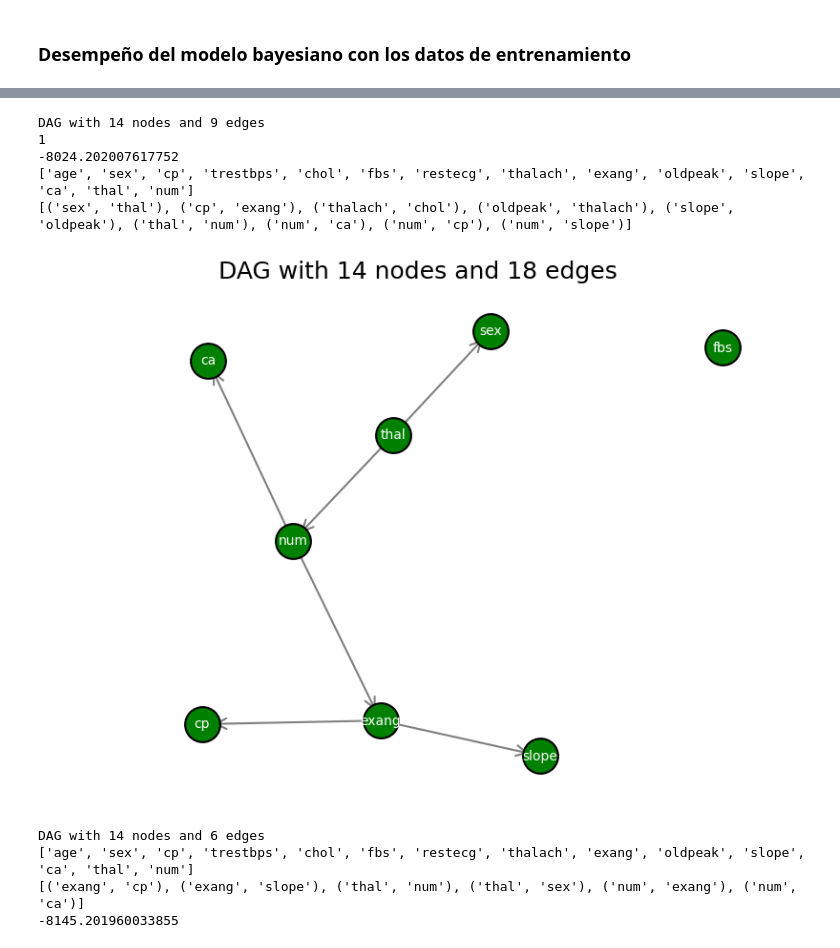
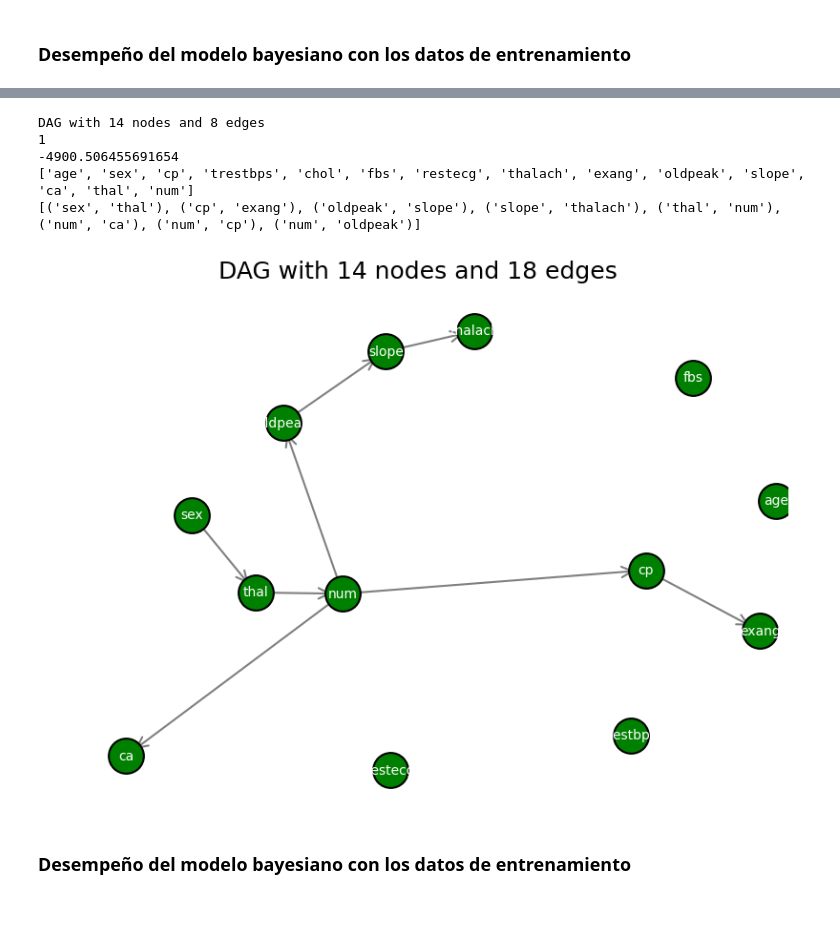
Before and after one commit to juancbello/Proyecto2, a Jupyter notebook: Proyecto 2 - Analítica Computacional - Soportes.ipynb, the cells around one changed output, grey strips where cells are left out. Saved outputs shown, nothing was run; the diff lists cells and outputs as text; code cells hidden in the pictures; blank space fills up the shorter version.

```diff
--- a/Proyecto 2 - Analítica Computacional - Soportes.ipynb
+++ b/Proyecto 2 - Analítica Computacional - Soportes.ipynb
@@ -275,14 +296,40 @@ DAG with 14 nodes and 9 edges
 # encontrar el mejor modelo que tenga el mejor score de K2
 best_model = None
 best_score = float('inf')
-black_list = [ ['thal', 'sex'], ['age', 'sex'], ['sex', 'age'] ]
-black_list = [tuple(edge) for edge in black_list]
+black_list = (
+        tuple(['age', 'sex']),
+        tuple(['cp', 'sex']),
+        tuple(['trestbps', 'sex']),
+        tuple(['chol', 'sex']),
+        tuple(['fbs', 'sex']),
+        tuple(['restecg', 'sex']),
+        tuple(['thalach', 'sex']),
+        tuple(['exang', 'sex']),
+        tuple(['oldpeak', 'sex']),
+        tuple(['slope', 'sex']),
+        tuple(['ca', 'sex']),
+        tuple(['thal', 'sex']),
+        tuple(['num', 'sex']),
+        tuple(['sex', 'age']),
+        tuple(['cp', 'age']),
+        tuple(['trestbps', 'age']),
+        tuple(['chol', 'age']),
+        tuple(['fbs', 'age']),
+        tuple(['restecg', 'age']),
+        tuple(['thalach', 'age']),
+        tuple(['exang', 'age']),
+        tuple(['oldpeak', 'age']),
+        tuple(['slope', 'age']),
+        tuple(['ca', 'age']),
+        tuple(['thal', 'age']),
+        tuple(['num', 'age'])
+    )
 
 for i in range(1, 13):
     new_model = esth.estimate(
     scoring_method=scoring_method,
     max_indegree=i,
-    max_iter=int(1e6),
+    max_iter=int(1e10),
     black_list=black_list
 
 )
@@ -298,59 +345,42 @@ print(best_score)
 print(best_model.nodes())
 print(best_model.edges())
 # %% [output]
-DAG with 14 nodes and 9 edges
+DAG with 14 nodes and 8 edges
 1
--8024.202007617752
+-4900.506455691654
 ['age', 'sex', 'cp', 'trestbps', 'chol', 'fbs', 'restecg', 'thalach', 'exang', 'oldpeak', 'slope', 'ca', 'thal', 'num']
-[('sex', 'thal'), ('cp', 'exang'), ('thalach', 'chol'), ('oldpeak', 'thalach'), ('slope', 'oldpeak'), ('thal', 'num'), ('num', 'ca'), ('num', 'cp'), ('num', 'slope')]
+[('sex', 'thal'), ('cp', 'exang'), ('oldpeak', 'slope'), ('slope', 'thalach'), ('thal', 'num'), ('num', 'ca'), ('num', 'cp'), ('num', 'oldpeak')]
 # %%
 import networkx as nx
 import matplotlib.pyplot as plt
 
 # Definición del DAG
 nodes = ['age', 'sex', 'cp', 'trestbps', 'chol', 'fbs', 'restecg', 'thalach', 'exang', 'oldpeak', 'slope', 'ca', 'thal', 'num']
-edges = [('exang', 'cp'), ('exang', 'slope'), ('thal', 'num'), ('thal', 'sex'), ('num', 'exang'), ('num', 'ca')]
+edges = [('sex', 'thal'), ('cp', 'exang'), ('oldpeak', 'slope'), ('slope', 'thalach'), ('thal', 'num'), ('num', 'ca'), ('num', 'cp'), ('num', 'oldpeak')]
+
 
 # Creación del grafo
 G = nx.DiGraph()
 G.add_nodes_from(nodes)
 G.add_edges_from(edges)
 
 # Configuración del estilo de visualización
 plt.figure(figsize=(10, 7))
-pos = nx.spring_layout(G, k=0.5, seed=10)
+pos = nx.spring_layout(G, k=0.5, seed=7986)
 
 nx.draw_networkx_nodes(G, pos, node_size=700, node_color='green', edgecolors='black', linewidths=1.5)
 nx.draw_networkx_labels(G, pos, labels={node: node for node in G.nodes()}, font_size=10, font_color='white')
 nx.draw_networkx_edges(G, pos, arrowsize=20, edge_color='gray', width=1.5, arrowstyle='->')
 
 # Establecer límites de zoom
 
 plt.xlim(-0.7, 0.7)
 
 # Mostrar la visualización del DAG
 plt.title("DAG with 14 nodes and 18 edges", fontsize=18)
 plt.axis('off')
 plt.show()
 # %% [output]
-[figure, old version]
+[figure, new version]
-# %%
-from pgmpy.estimators import HillClimbSearch
-from pgmpy.estimators import BicScore
-
-scoring_method = BicScore(data=df)
-esth = HillClimbSearch(data=df)
-nuevo_modelo_BIC = esth.estimate(
-    scoring_method=scoring_method, max_indegree=4, max_iter=int(1e6)
-)
-print(nuevo_modelo_BIC)
-print(nuevo_modelo_BIC.nodes())
-print(nuevo_modelo_BIC.edges())
-
-scoring_method = K2Score(data=df)
-print(scoring_method.score(nuevo_modelo_BIC))
-# %% [output]
-DAG with 14 nodes and 6 edges
-['age', 'sex', 'cp', 'trestbps', 'chol', 'fbs', 'restecg', 'thalach', 'exang', 'oldpeak', 'slope', 'ca', 'thal', 'num']
-[('exang', 'cp'), ('exang', 'slope'), ('thal', 'num'), ('thal', 'sex'), ('num', 'exang'), ('num', 'ca')]
--8145.201960033855
+# %% [markdown]
+### Desempeño del modelo bayesiano con los datos de entrenamiento
```
Also changed, not shown: parts of 20 cells of this notebook.
